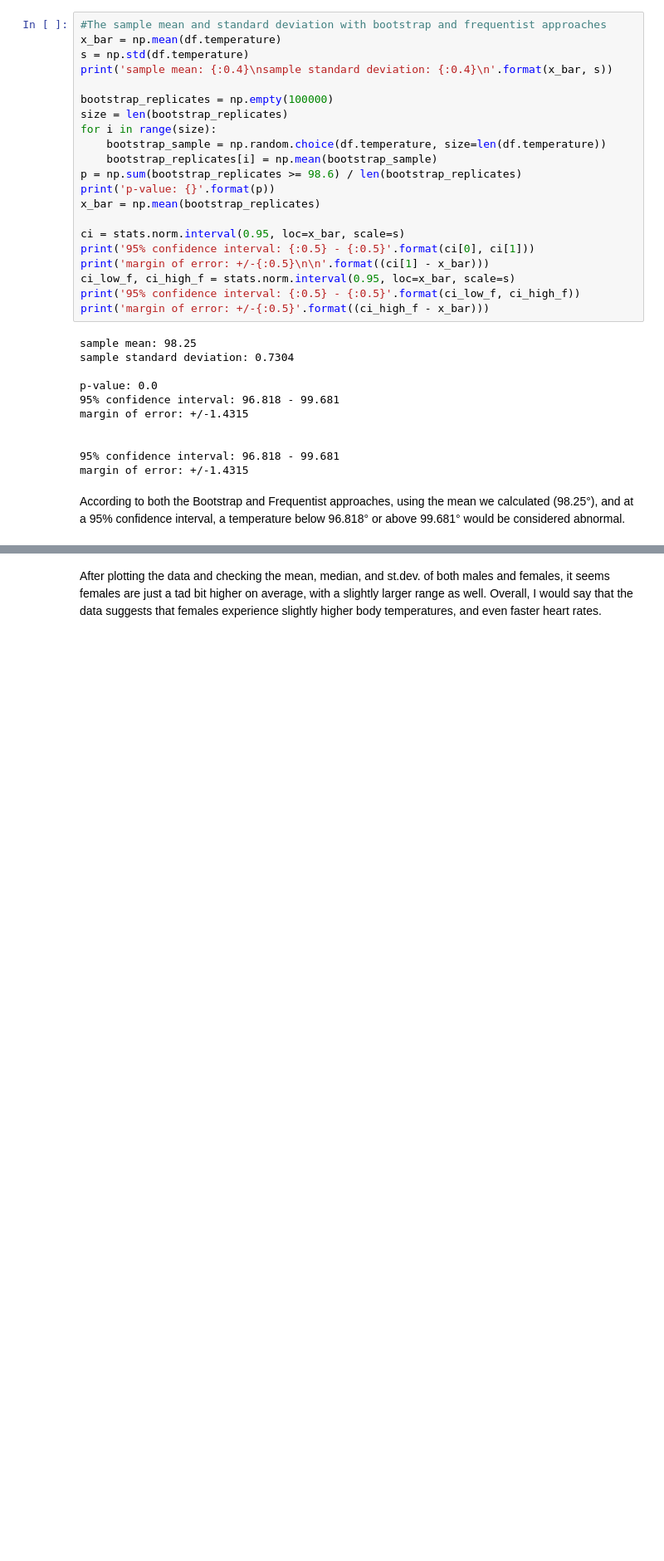
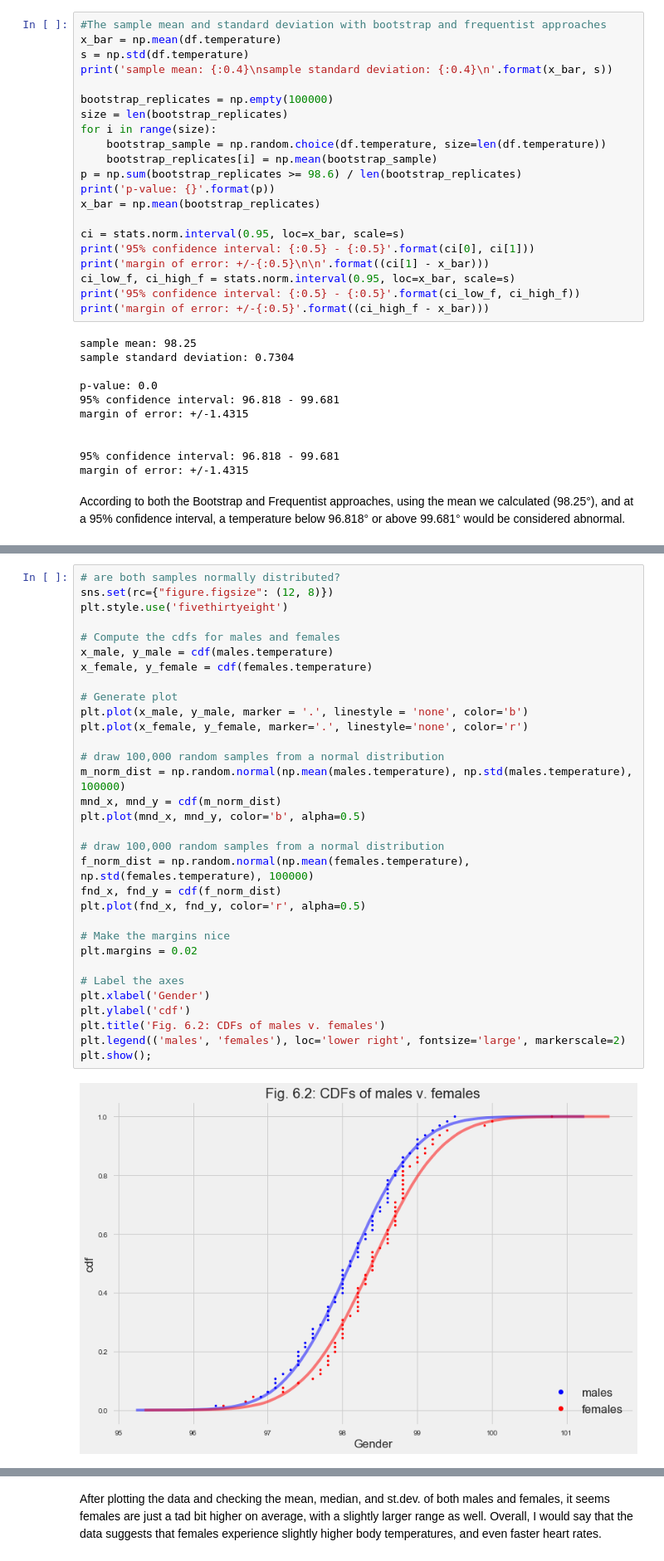
Before and after one commit to taha-shahid/Machine-Deep-Learning---SpringBoard-, a Jupyter notebook: sliderule_dsi_inferential_statistics_exercise_1.ipynb, the cells around one changed output, grey strips where cells are left out. Shown: that part at 83% size. Saved outputs shown, nothing was run; the diff lists cells and outputs as text; blank space fills up the shorter version.

```diff
--- a/sliderule_dsi_inferential_statistics_exercise_1.ipynb
+++ b/sliderule_dsi_inferential_statistics_exercise_1.ipynb
@@ -238,0 +223,34 @@ Female Temp. Mean:  98.39384615384613 Female Temp. St. Dev.:  0.7377464486428966
+# %%
+# are both samples normally distributed?
+sns.set(rc={"figure.figsize": (12, 8)})
+plt.style.use('fivethirtyeight')
+
+# Compute the cdfs for males and females
+x_male, y_male = cdf(males.temperature)
+x_female, y_female = cdf(females.temperature)
+
+# Generate plot
+plt.plot(x_male, y_male, marker = '.', linestyle = 'none', color='b')
+plt.plot(x_female, y_female, marker='.', linestyle='none', color='r')
+
+# draw 100,000 random samples from a normal distribution
+m_norm_dist = np.random.normal(np.mean(males.temperature), np.std(males.temperature), 100000)
+mnd_x, mnd_y = cdf(m_norm_dist)
+plt.plot(mnd_x, mnd_y, color='b', alpha=0.5)
+
+# draw 100,000 random samples from a normal distribution
+f_norm_dist = np.random.normal(np.mean(females.temperature), np.std(females.temperature), 100000)
+fnd_x, fnd_y = cdf(f_norm_dist)
+plt.plot(fnd_x, fnd_y, color='r', alpha=0.5)
+
+# Make the margins nice
+plt.margins = 0.02
+
+# Label the axes
+plt.xlabel('Gender')
+plt.ylabel('cdf')
+plt.title('Fig. 6.2: CDFs of males v. females')
+plt.legend(('males', 'females'), loc='lower right', fontsize='large', markerscale=2)
+plt.show();
+# %% [output]
+[figure, added]
```
Also changed, not shown: parts of 10 cells of this notebook.
